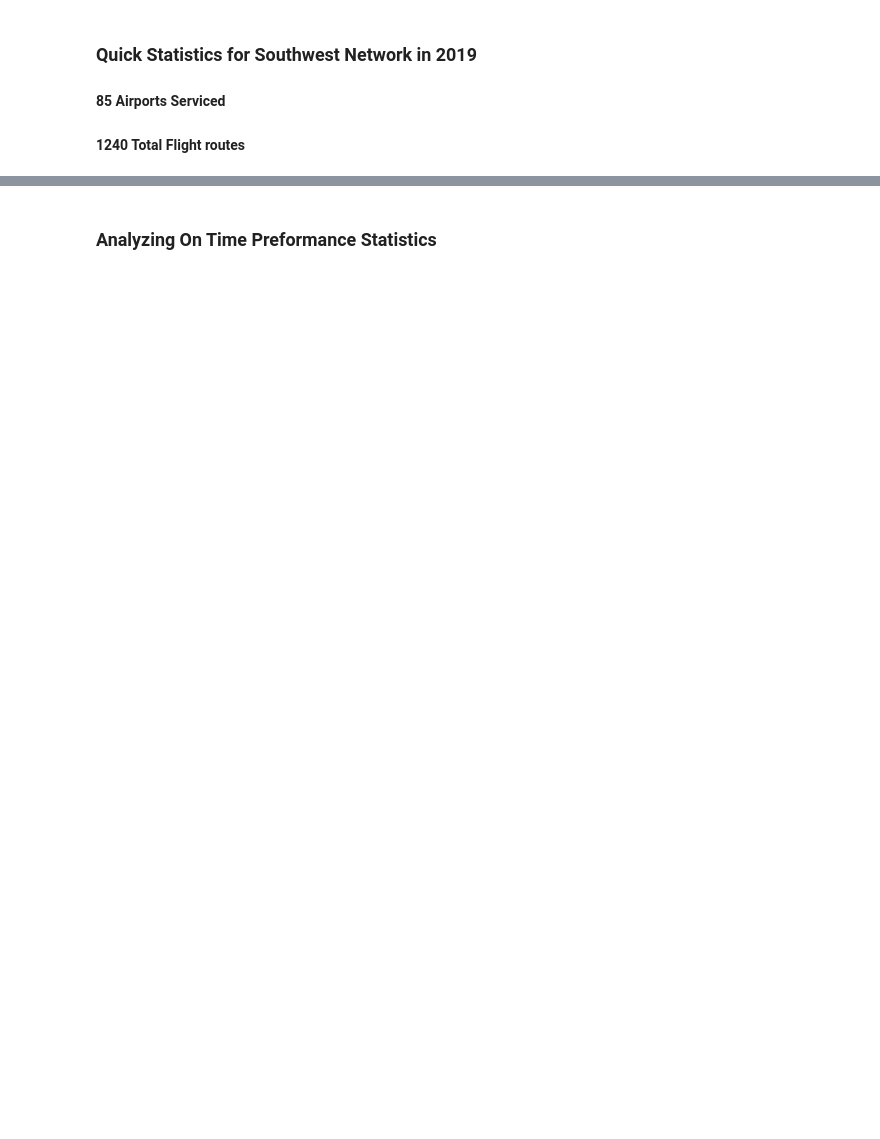
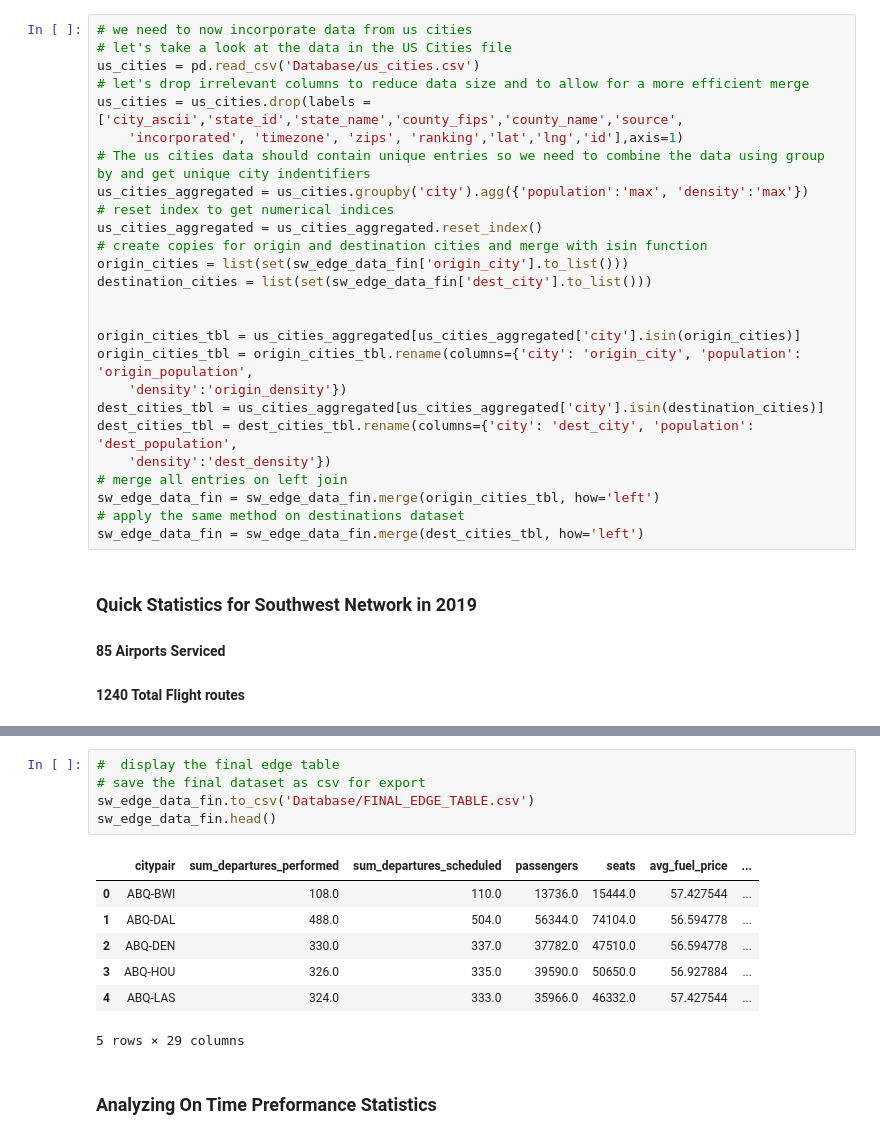
Before and after one commit to krutalp/Airline_Route_Analytics, a Jupyter notebook: Data_Cleaning_P1.ipynb, the cells around one changed output, grey strips where cells are left out. Saved outputs shown, nothing was run; the diff lists cells and outputs as text; blank space fills up the shorter version.

Commit message:
Final edge table added

```diff
--- a/Data_Cleaning_P1.ipynb
+++ b/Data_Cleaning_P1.ipynb
@@ -106,3 +202,29 @@ Total no. of Airports Serviced by Southwest Airlines in 2019 85
+# %%
+# we need to now incorporate data from us cities
+# let's take a look at the data in the US Cities file
+us_cities = pd.read_csv('Database/us_cities.csv')
+# let's drop irrelevant columns to reduce data size and to allow for a more efficient merge
+us_cities = us_cities.drop(labels = ['city_ascii','state_id','state_name','county_fips','county_name','source',
+    'incorporated', 'timezone', 'zips', 'ranking','lat','lng','id'],axis=1)
+# The us cities data should contain unique entries so we need to combine the data using group by and get unique city indentifiers
+us_cities_aggregated = us_cities.groupby('city').agg({'population':'max', 'density':'max'})
+# reset index to get numerical indices
+us_cities_aggregated = us_cities_aggregated.reset_index()
+# create copies for origin and destination cities and merge with isin function
+origin_cities = list(set(sw_edge_data_fin['origin_city'].to_list()))
+destination_cities = list(set(sw_edge_data_fin['dest_city'].to_list()))
+
+
+origin_cities_tbl = us_cities_aggregated[us_cities_aggregated['city'].isin(origin_cities)]
+origin_cities_tbl = origin_cities_tbl.rename(columns={'city': 'origin_city', 'population': 'origin_population',
+    'density':'origin_density'})
+dest_cities_tbl = us_cities_aggregated[us_cities_aggregated['city'].isin(destination_cities)]
+dest_cities_tbl = dest_cities_tbl.rename(columns={'city': 'dest_city', 'population': 'dest_population',
+    'density':'dest_density'})
+# merge all entries on left join
+sw_edge_data_fin = sw_edge_data_fin.merge(origin_cities_tbl, how='left')
+# apply the same method on destinations dataset
+sw_edge_data_fin = sw_edge_data_fin.merge(dest_cities_tbl, how='left')
 # %% [markdown]
 ### Quick Statistics for Southwest Network in 2019
 
@@ -202,3 +233,16 @@ False
+# %%
+#  display the final edge table
+# save the final dataset as csv for export
+sw_edge_data_fin.to_csv('Database/FINAL_EDGE_TABLE.csv')
+sw_edge_data_fin.head()
+# %% [output]
+|  | citypair | sum_departures_performed | sum_departures_scheduled | passengers | seats | avg_fuel_price | ... |
+| 0 | ABQ-BWI | 108.0 | 110.0 | 13736.0 | 15444.0 | 57.427544 | ... |
+| 1 | ABQ-DAL | 488.0 | 504.0 | 56344.0 | 74104.0 | 56.594778 | ... |
+| 2 | ABQ-DEN | 330.0 | 337.0 | 37782.0 | 47510.0 | 56.594778 | ... |
+| 3 | ABQ-HOU | 326.0 | 335.0 | 39590.0 | 50650.0 | 56.927884 | ... |
+| 4 | ABQ-LAS | 324.0 | 333.0 | 35966.0 | 46332.0 | 57.427544 | ... |
+5 rows × 29 columns
 # %% [markdown]
 ### Analyzing On Time Preformance Statistics
 # %%
```
Also changed, not shown: parts of 6 cells of this notebook, 2 other files.
